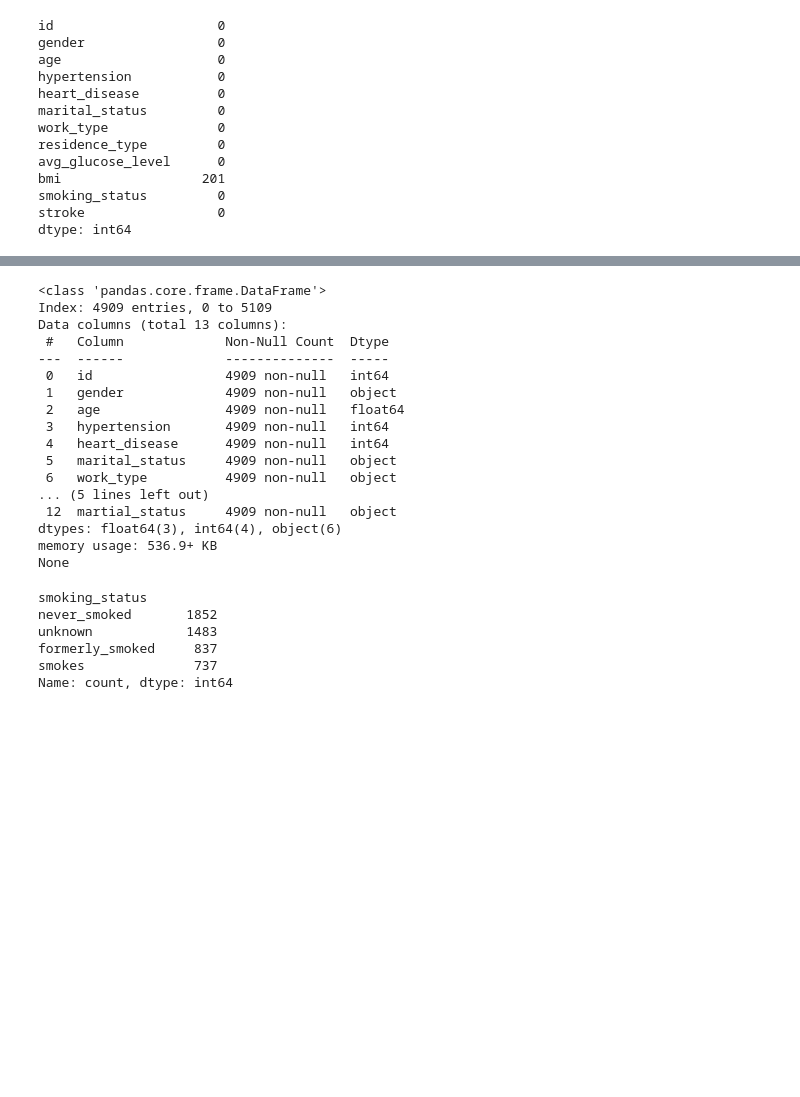
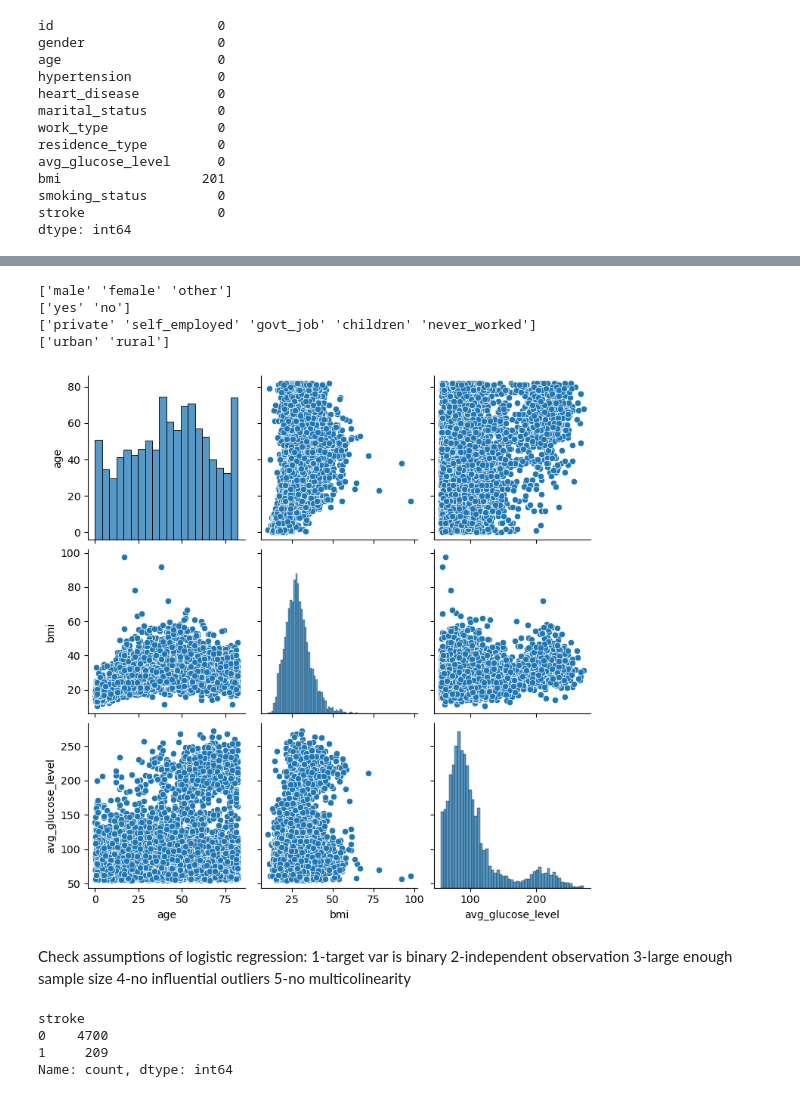
Before and after one commit to Rimas37/Stroke_Prediction, a Jupyter notebook: Analysis.ipynb, the cells around one changed output, grey strips where cells are left out. Drawn from its saved outputs; the diff is of its cells as text; code cells hidden in the pictures; blank space fills up the shorter version.

```diff
--- a/Analysis.ipynb
+++ b/Analysis.ipynb
@@ -169,0 +136,3 @@ df.dropna(inplace=True)
+# %%
+num_features=df[['age', 'bmi', 'avg_glucose_level']]
+cat_features=df[['gender', 'marital_status', 'work_type', 'residence_type']]
@@ -169,0 +245,13 @@ df.dropna(inplace=True)
+# %%
+for feat in cat_features:
+    print(cat_features[feat].unique())
+# %% [output]
+['male' 'female' 'other']
+['yes' 'no']
+['private' 'self_employed' 'govt_job' 'children' 'never_worked']
+['urban' 'rural']
+# %%
+sns.pairplot(num_features)
+plt.show()
+# %% [output]
+[figure, added]
@@ -170,29 +261,14 @@ df.dropna(inplace=True)
+# %% [markdown]
+Check assumptions of logistic regression:
+1-target var is binary
+2-independent observation
+3-large enough sample size
+4-no influential outliers
+5-no multicolinearity
 # %%
-print(df.info())
+print(df.stroke.value_counts())
 # %% [output]
-<class 'pandas.core.frame.DataFrame'>
-Index: 4909 entries, 0 to 5109
-Data columns (total 13 columns):
- #   Column             Non-Null Count  Dtype
----  ------             --------------  -----
- 0   id                 4909 non-null   int64
- 1   gender             4909 non-null   object
- 2   age                4909 non-null   float64
- 3   hypertension       4909 non-null   int64
- 4   heart_disease      4909 non-null   int64
- 5   marital_status     4909 non-null   object
- 6   work_type          4909 non-null   object
-... (5 lines left out)
- 12  martial_status     4909 non-null   object
-dtypes: float64(3), int64(4), object(6)
-memory usage: 536.9+ KB
-None
+stroke
+0    4700
+1     209
+Name: count, dtype: int64
-# %%
-df.smoking_status.value_counts()
-# %% [output]
-smoking_status
-never_smoked       1852
-unknown            1483
-formerly_smoked     837
-smokes              737
-Name: count, dtype: int64
```
Also changed, not shown: parts of 35 cells of this notebook.
